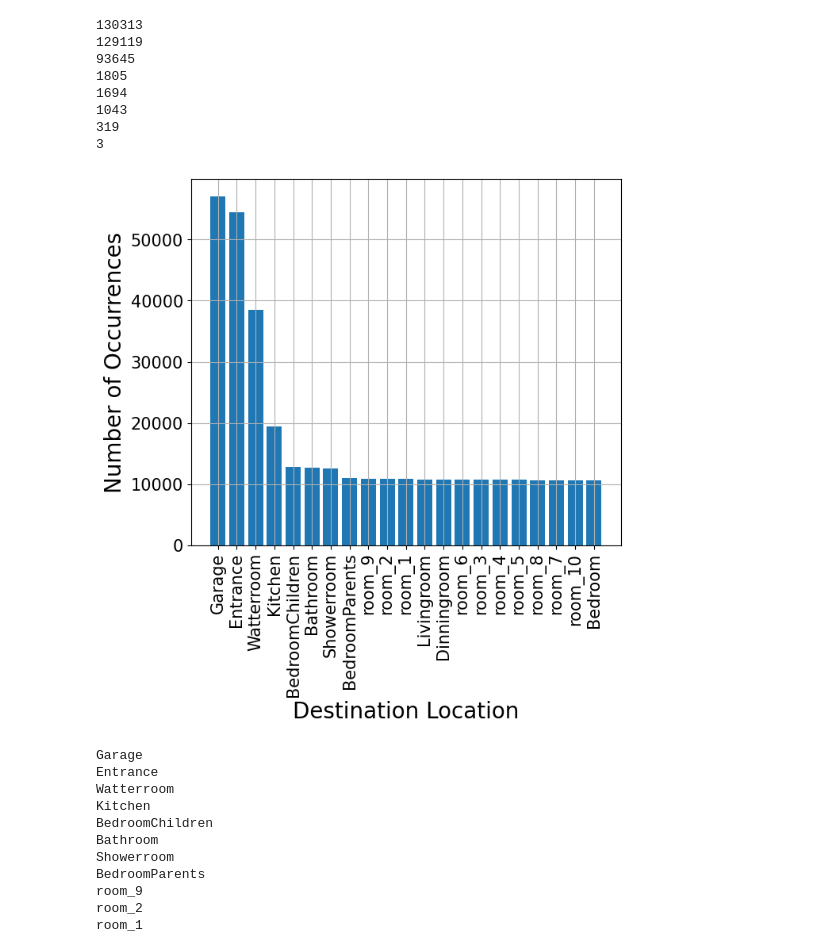
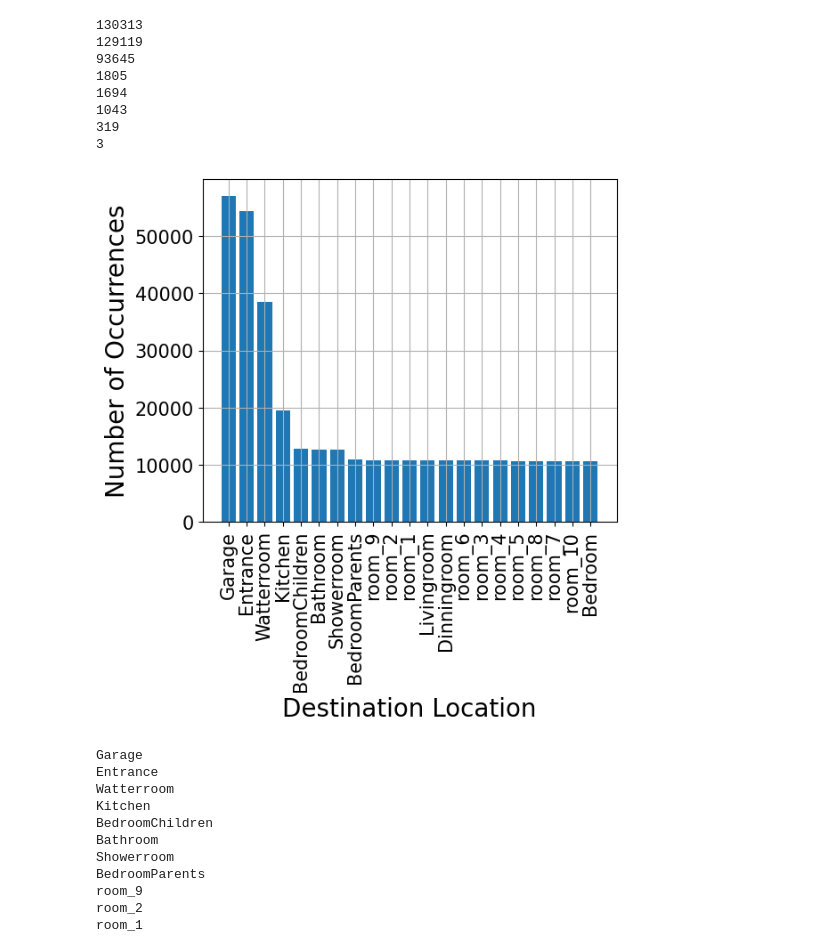
Before and after one commit to Rimadaqch/Attack-and-anomaly-detection-in-IoT, a Jupyter notebook: Preprocessing.ipynb, the cells around one changed output. Saved outputs shown, nothing was run; the diff lists cells and outputs as text; code cells hidden in the pictures.

```diff
--- a/Preprocessing.ipynb
+++ b/Preprocessing.ipynb
@@ -144,17 +176,17 @@ for i in destination_type_count.values:
 3
 # %%
 destination_location_count = df_data_1.destinationLocation.value_counts()
-plt.figure(figsize=(7,6))
+plt.figure(figsize=(6,5))
 ax=plt.subplot(111)
 plt.grid()
 plt.bar(destination_location_count.index, destination_location_count.values)
 plt.ylabel('Number of Occurrences', fontsize=20)
 plt.xlabel('Destination Location', fontsize=20)
 plt.xticks(rotation=90, fontsize=15)
 plt.yticks(fontsize=15)
 plt.show()
 # %% [output]
-[figure, old version]
+[figure, new version]
 # %%
 for i in destination_location_count.index:
     print(i)
```
Also changed, not shown: parts of 31 cells of this notebook.
